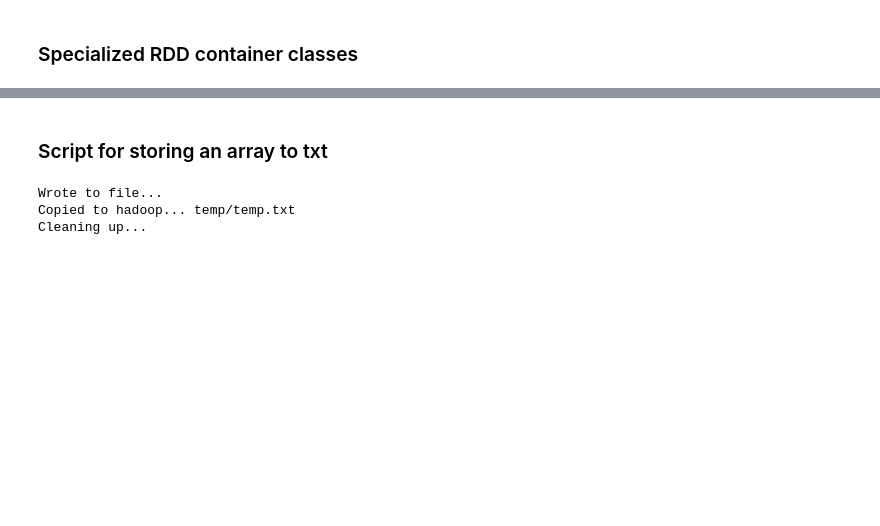
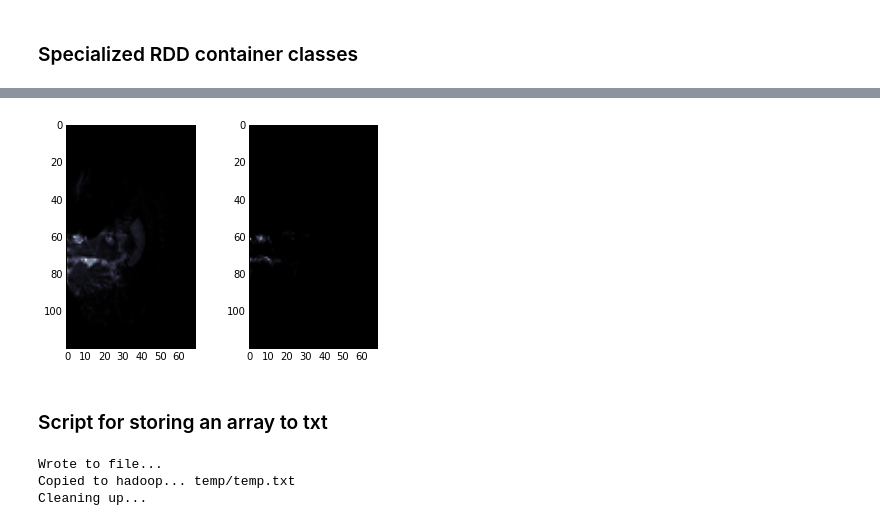
Before and after one commit to snarles/donuts2, a Jupyter notebook: donuts/spark/classes.ipynb, the cells around one changed output, grey strips where cells are left out. Cells and saved outputs as stored; diff of their text form; code cells hidden in the pictures; blank space fills up the shorter version.

```diff
--- a/donuts/spark/classes.ipynb
+++ b/donuts/spark/classes.ipynb
@@ -248,3 +293,12 @@ if __name__ == "__main__":
+# %%
+if __name__ == "__main__":
+    fig = plt.figure()
+    ax0 = fig.add_subplot(121)
+    ax0.imshow(vp2.extract_slice(x = 60, w = 0), cmap='bone')
+    ax1 = fig.add_subplot(122)
+    ax1.imshow(vp2.extract_slice(x = 60, w = 1), cmap='bone')
+# %% [output]
+[figure, added]
 # %%
 if __name__ == "__main__":
 # %%
```
Also changed, not shown: parts of 12 cells of this notebook.
